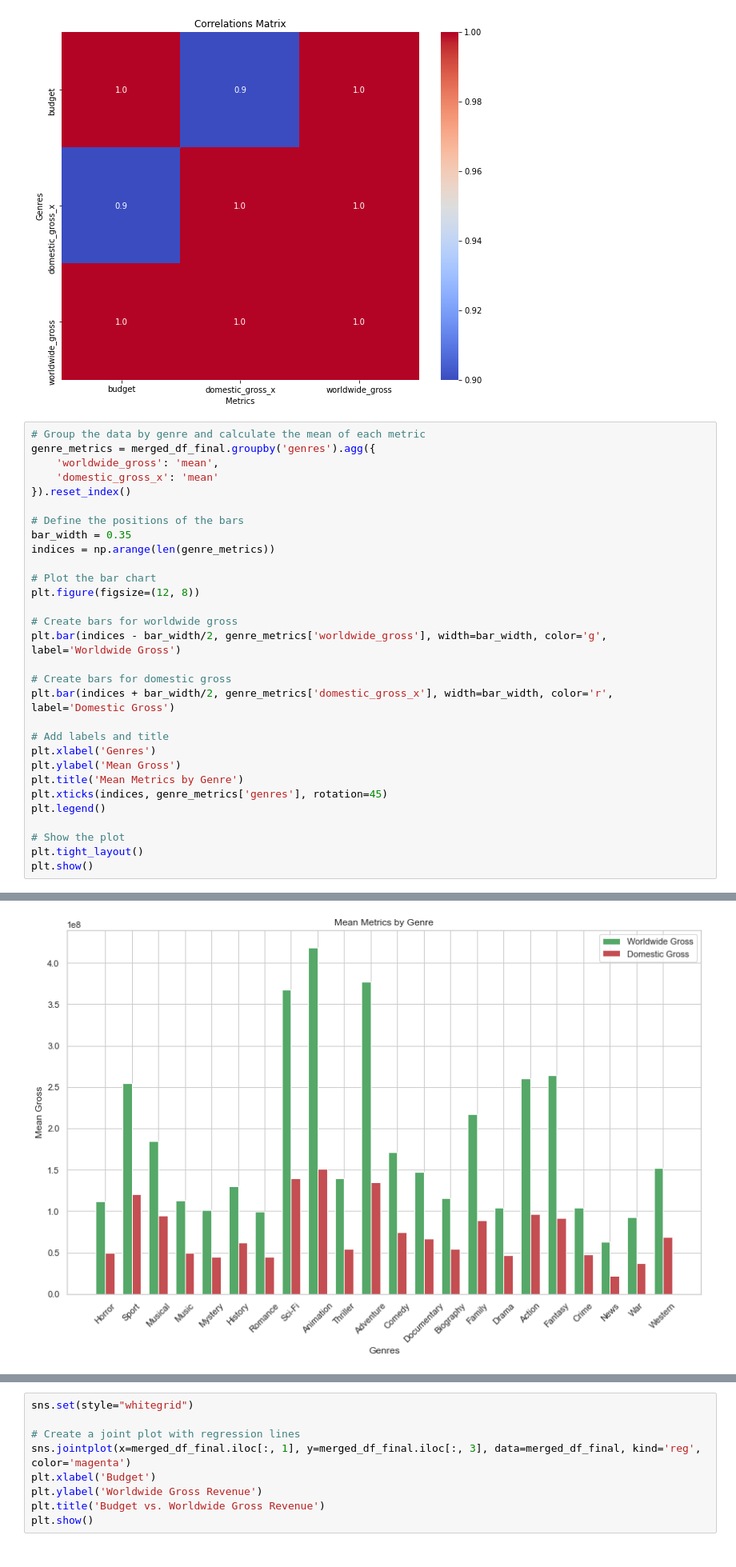
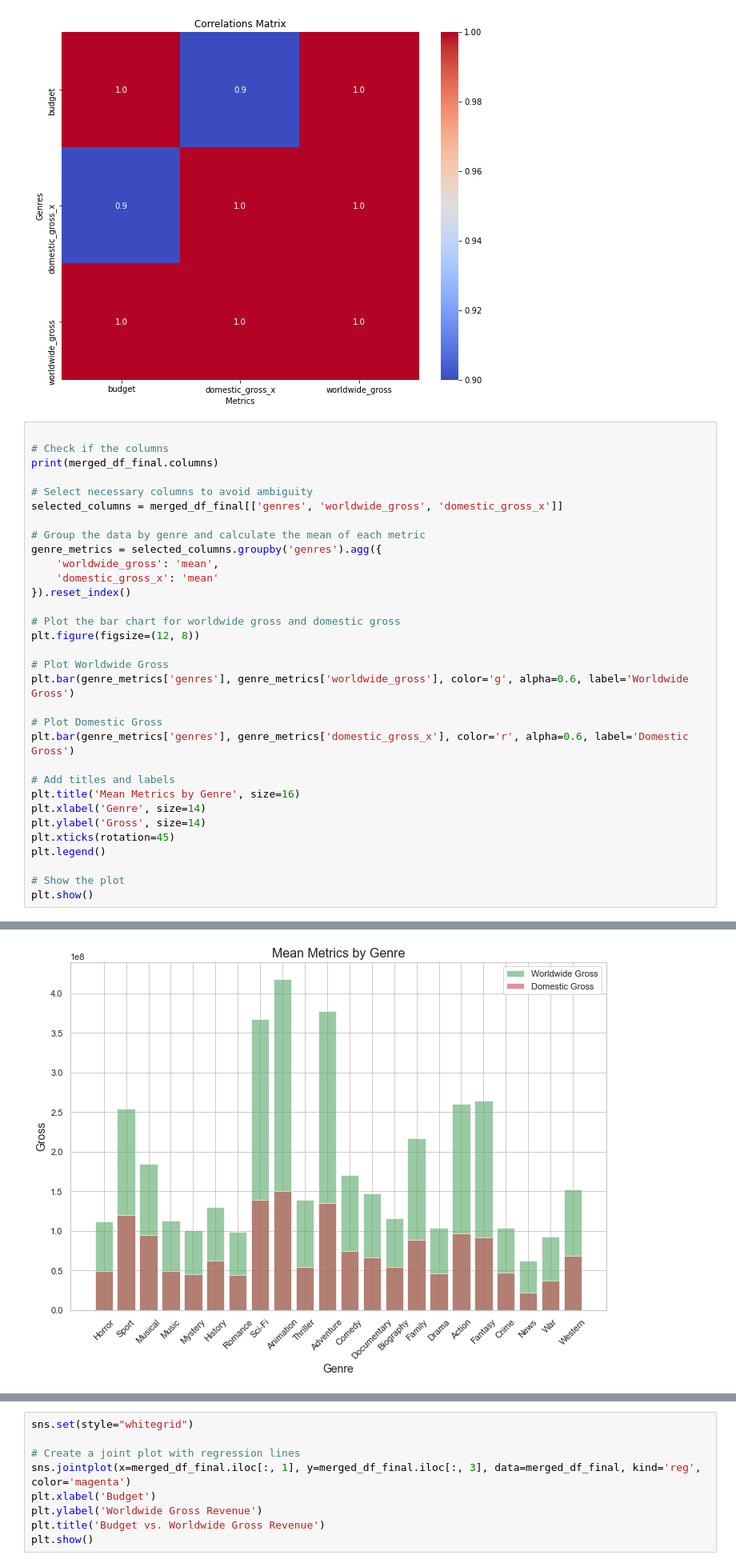
Before and after one commit to George-Chira/phase-one-project, a Jupyter notebook: Project.ipynb, the cells around one changed output, grey strips where cells are left out. Shown at 80% size. Cells and saved outputs as stored; diff of their text form.

```diff
--- a/Project.ipynb
+++ b/Project.ipynb
@@ -759,33 +765,35 @@ plt.show()
 # %% [output]
 [figure]
 # %%
+
+# Check if the columns
+print(merged_df_final.columns)
+
+# Select necessary columns to avoid ambiguity
+selected_columns = merged_df_final[['genres', 'worldwide_gross', 'domestic_gross_x']]
+
 # Group the data by genre and calculate the mean of each metric
-genre_metrics = merged_df_final.groupby('genres').agg({
+genre_metrics = selected_columns.groupby('genres').agg({
     'worldwide_gross': 'mean',
     'domestic_gross_x': 'mean'
 }).reset_index()
 
-# Define the positions of the bars
-bar_width = 0.35
-indices = np.arange(len(genre_metrics))
-
-# Plot the bar chart
+# Plot the bar chart for worldwide gross and domestic gross
 plt.figure(figsize=(12, 8))
 
-# Create bars for worldwide gross
-plt.bar(indices - bar_width/2, genre_metrics['worldwide_gross'], width=bar_width, color='g', label='Worldwide Gross')
+# Plot Worldwide Gross
+plt.bar(genre_metrics['genres'], genre_metrics['worldwide_gross'], color='g', alpha=0.6, label='Worldwide Gross')
 
-# Create bars for domestic gross
-plt.bar(indices + bar_width/2, genre_metrics['domestic_gross_x'], width=bar_width, color='r', label='Domestic Gross')
+# Plot Domestic Gross
+plt.bar(genre_metrics['genres'], genre_metrics['domestic_gross_x'], color='r', alpha=0.6, label='Domestic Gross')
 
-# Add labels and title
-plt.xlabel('Genres')
-plt.ylabel('Mean Gross')
-plt.title('Mean Metrics by Genre')
-plt.xticks(indices, genre_metrics['genres'], rotation=45)
+# Add titles and labels
+plt.title('Mean Metrics by Genre', size=16)
+plt.xlabel('Genre', size=14)
+plt.ylabel('Gross', size=14)
+plt.xticks(rotation=45)
 plt.legend()
 
 # Show the plot
-plt.tight_layout()
 plt.show()
 # %% [output]
@@ -792 +806 @@ plt.show()
-[figure, old version]
+[figure, new version]
```
Also changed, not shown: parts of 11 cells of this notebook.
